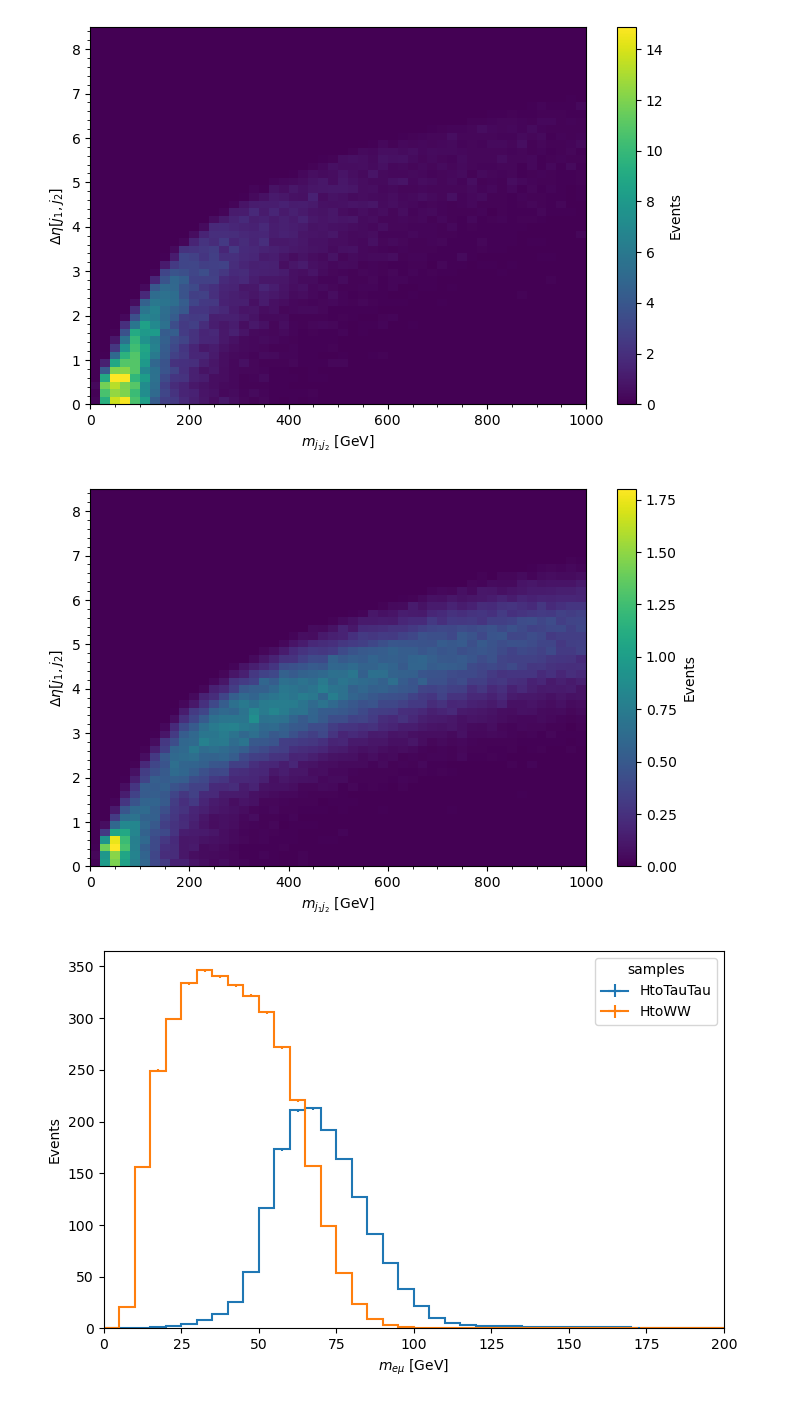
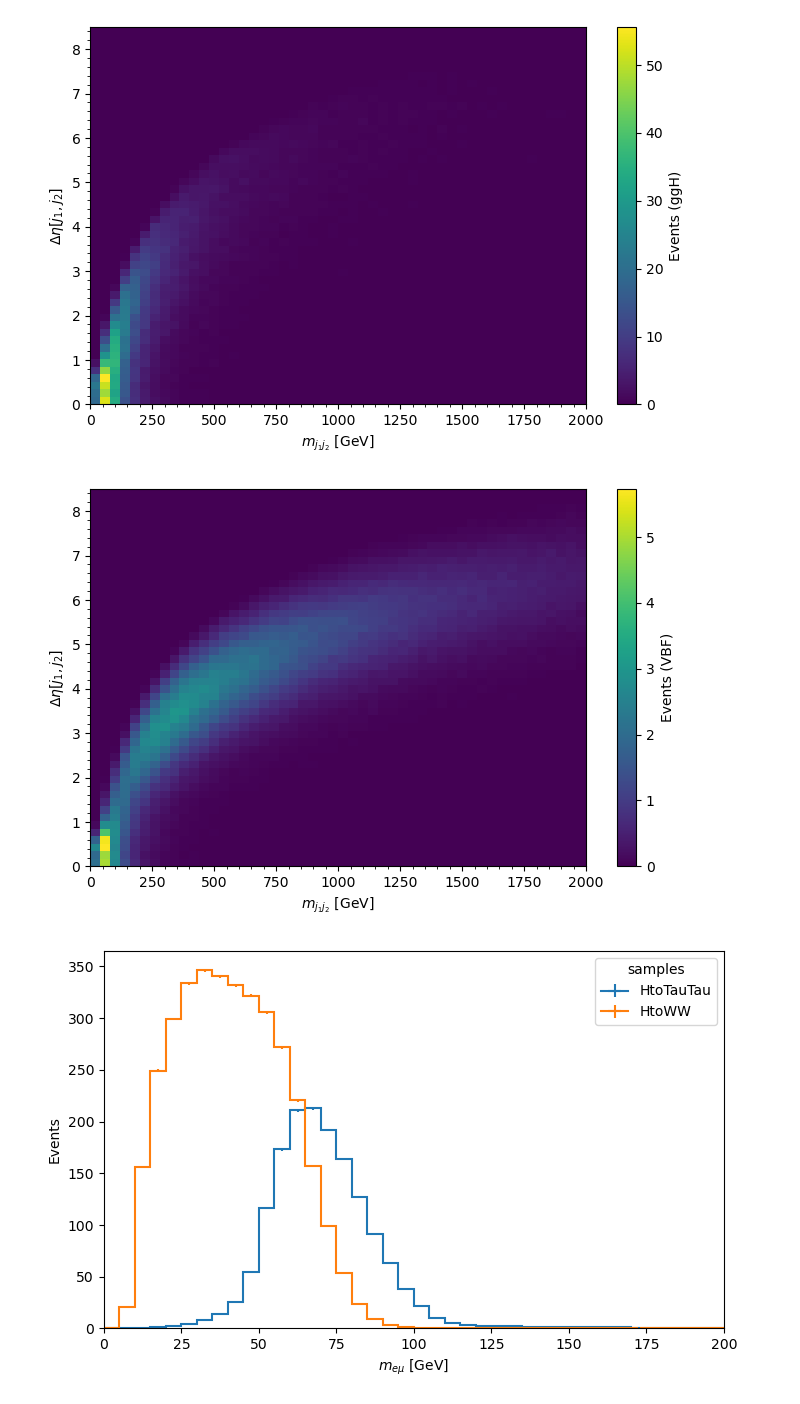
Before and after one commit to kawaho/Flavour-Violating-Coffea, a Jupyter notebook: notebooks/CutOp.ipynb, the cells around one changed output. Saved outputs shown, nothing was run; the diff lists cells and outputs as text; code cells hidden in the pictures.

```diff
--- a/notebooks/CutOp.ipynb
+++ b/notebooks/CutOp.ipynb
@@ -12,25 +27,0 @@ output_test_dy.coffea       output_test_signal.coffea  output_test_wjets.coffea
-# %%
-from coffea.util import load
-import numpy as np
-import pandas as pd
-import glob, os, json, argparse
-years = ['2016preVFP']#, '2017', '2016postVFP','2018']
-var_dict = [{}, {}, {}]
-df = []
-for year in years:
-    print(f'Processing {year}')
-    for subsample in ['signal']:
-    #for subsample in ['signal','diboson','tt','st','dy','wjets','higgs','ewk']: #'data',
-        result = load(f"../results/{year}/makeDF/output_testv9_{subsample}.coffea")
-        if isinstance(result,tuple):
-            result = result[0]
-        for varName in result:
-            for i in range(3):
-                if f'{i}jets' in varName:
-                    if varName.replace(f'_{i}jets','') in var_dict[i]:
-                        var_dict[i][varName.replace(f'_{i}jets','')] = np.append(var_dict[i][varName.replace(f'_{i}jets','')],result[varName].value)
-                    else:
-                        var_dict[i][varName.replace(f'_{i}jets','')] = result[varName].value
-for i in range(3):
-    df.append(pd.DataFrame(var_dict[i]))
-data_cuts_os = pd.concat([df[i] for i in range(3)], axis=0, ignore_index=True)
@@ -60,0 +138,2 @@ Processing 2016preVFP
+# %%
+data_cuts_os = df[df.opp_charge.eq(1)&df.e_m_Mass.gt(110)&df.e_m_Mass.lt(160)].drop('opp_charge', axis=1, inplace=False)
@@ -61,3 +228,3 @@ Processing 2016preVFP
 # %%
-data_cuts_os_gg = data_cuts_os[data_cuts_os.opp_charge.eq(1) & (data_cuts_os['sample']==1)]
-data_cuts_os_vbf = data_cuts_os[data_cuts_os.opp_charge.eq(1) & (data_cuts_os['sample']==2)]
+data_cuts_os_gg = data_cuts_os[(data_cuts_os['sample']==1) & (data_cuts_os['njets']>=2)]
+data_cuts_os_vbf = data_cuts_os[(data_cuts_os['sample']==2) & (data_cuts_os['njets']>=2)]
@@ -112,25 +269,29 @@ ax.yaxis.set_tick_params(which='minor', bottom=False)
 # %%
 from coffea import hist
-h = hist.Hist("Events", hist.Cat("dataset", "samples"), hist.Bin('DeltaEta_j1_j2', '$\Delta \eta[j_{1}, j_{2}]$', 50, 0, 8.5), hist.Bin('j1_j2_mass', '$m_{j_{1}j_{2}}$ [GeV]', 50, 0, 1000))
+import matplotlib.pyplot as plt
+h = hist.Hist("Events (ggH)", hist.Cat("dataset", "samples"), hist.Bin('DeltaEta_j1_j2', '$\Delta \eta[j_{1}, j_{2}]$', 50, 0, 8.5), hist.Bin('j1_j2_mass', '$m_{j_{1}j_{2}}$ [GeV]', 50, 0, 2000))
 h.fill(dataset = 'ggH', DeltaEta_j1_j2 = data_cuts_os_gg.DeltaEta_j1_j2.to_numpy(), j1_j2_mass = data_cuts_os_gg.j1_j2_mass.to_numpy(), weight=data_cuts_os_gg.weight.to_numpy())
 #h.fill(dataset = 'VBF', DeltaEta_j1_j2 = data_cuts_os_vbf.DeltaEta_j1_j2.to_numpy(), j1_j2_mass = data_cuts_os_vbf.j1_j2_mass.to_numpy(), weight=data_cuts_os_vbf.weight.to_numpy())
 from matplotlib.pyplot import figure
 fig, ax = plt.subplots(figsize=(8, 5), dpi=100)
 hist.plot2d(h.integrate('dataset'), xaxis='j1_j2_mass', ax=ax)
 ax.minorticks_on()
+fig.savefig(f'../plots/ARCchecks/gg_2d.png')
 # %% [output]
-[figure, old version]
+[figure, new version]
 # %%
 from coffea import hist
-h = hist.Hist("Events", hist.Cat("dataset", "samples"), hist.Bin('DeltaEta_j1_j2', '$\Delta \eta[j_{1}, j_{2}]$', 50, 0, 8.5), hist.Bin('j1_j2_mass', '$m_{j_{1}j_{2}}$ [GeV]', 50, 0, 1000))
+import matplotlib.pyplot as plt
+h = hist.Hist("Events (VBF)", hist.Cat("dataset", "samples"), hist.Bin('DeltaEta_j1_j2', '$\Delta \eta[j_{1}, j_{2}]$', 50, 0, 8.5), hist.Bin('j1_j2_mass', '$m_{j_{1}j_{2}}$ [GeV]', 50, 0, 2000))
 #h.fill(dataset = 'ggH', DeltaEta_j1_j2 = data_cuts_os_gg.DeltaEta_j1_j2.to_numpy(), j1_j2_mass = data_cuts_os_gg.j1_j2_mass.to_numpy(), weight=data_cuts_os_gg.weight.to_numpy())
 h.fill(dataset = 'VBF', DeltaEta_j1_j2 = data_cuts_os_vbf.DeltaEta_j1_j2.to_numpy(), j1_j2_mass = data_cuts_os_vbf.j1_j2_mass.to_numpy(), weight=data_cuts_os_vbf.weight.to_numpy())
 from matplotlib.pyplot import figure
 fig, ax = plt.subplots(figsize=(8, 5), dpi=100)
 hist.plot2d(h.integrate('dataset'), xaxis='j1_j2_mass', ax=ax)
 ax.minorticks_on()
+fig.savefig(f'../plots/ARCchecks/vbf_2d.png')
 # %% [output]
-[figure, old version]
+[figure, new version]
 # %%
 bkg = ['data', 'GluGlu_LFV_HToEMu_M125', 'VBF_LFV_HToEMu_M125', 'TTTo2L2Nu', 'ZZ_TuneCP5', 'WZ_TuneCP5', 'WW_TuneCP5', 'DYJetsToLL_M-50', 'DYJetsToLL_M-10to50', 'WGToLNuG_TuneCP5', 'TTToSemiLeptonic', 'TTToHadronic', 'ST_tW_antitop_5f_inclusiveDecays', 'ST_tW_top_5f_inclusiveDecays', 'ST_t-channel_antitop_4f_InclusiveDecays', 'ST_t-channel_top_4f_InclusiveDecays', 'EWKZ2Jets_ZToLL', 'EWKZ2Jets_ZToNuNu', 'EWKWMinus2Jets', 'EWKWPlus2Jets', 'GluGluHToTauTau', 'VBFHToTauTau', 'WminusHToTauTau', 'WplusHToTauTau', 'GluGluHToWWTo2L2Nu', 'VBFHToWWTo2L2Nu', 'ZHToTauTau', 'WJetsToLNu_TuneCP5']
 print([bkg.index(i) for i in bkg if 'HToTauTau' in i])
```
Also changed, not shown: parts of 38 cells of this notebook, 22 other files.
